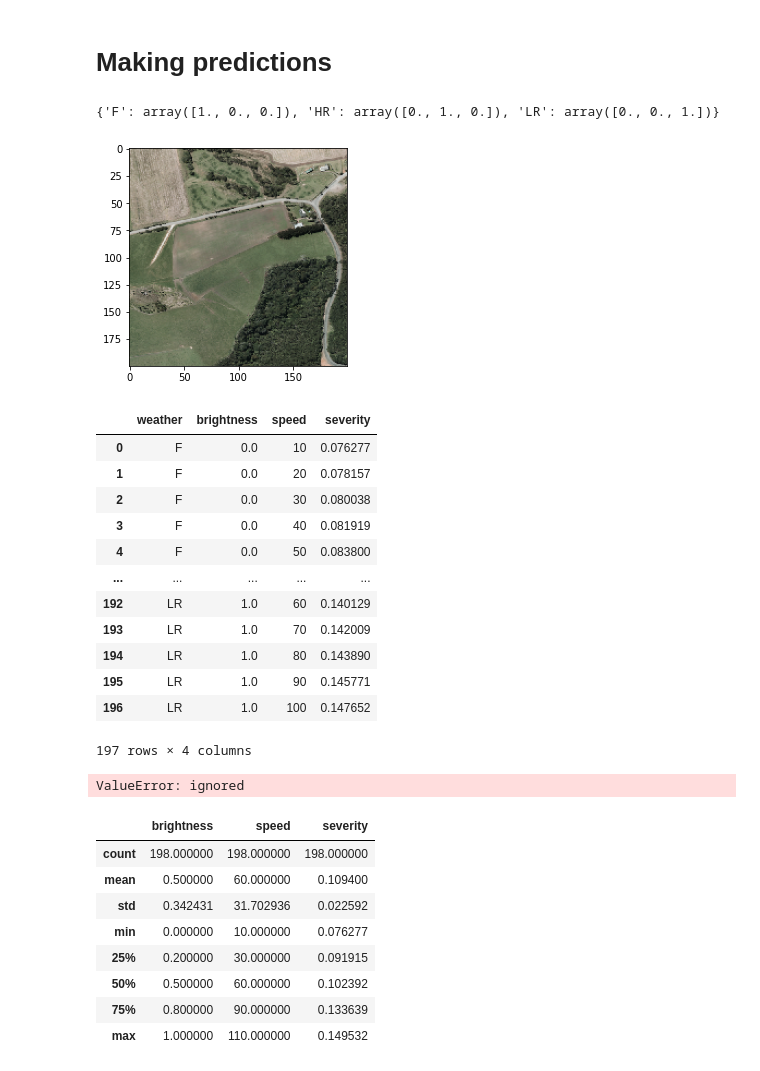
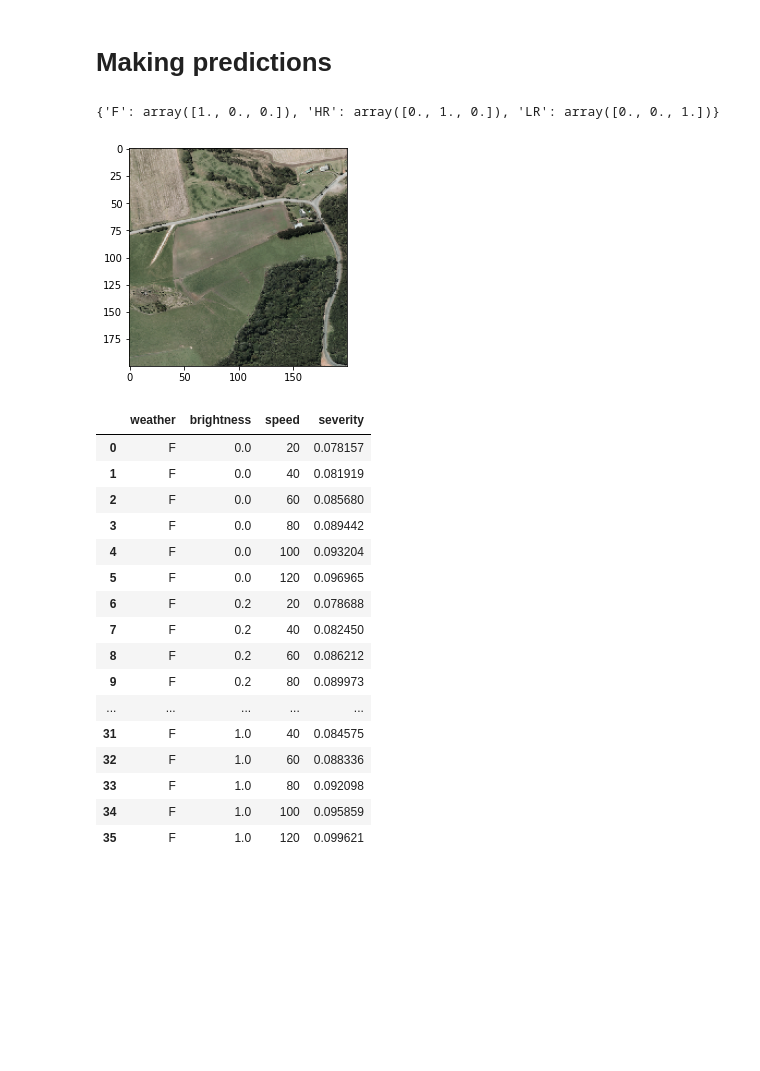
Before and after one commit to SoySauceNZ/tf-crash-severity, a Jupyter notebook: tensorflow/model_predict.ipynb, the cells around one changed output. Cells and saved outputs as stored; diff of their text form; code cells hidden in the pictures; blank space fills up the shorter version.

```diff
--- a/tensorflow/model_predict.ipynb
+++ b/tensorflow/model_predict.ipynb
@@ -83,15 +83,12 @@ pprint(mapping)
 
 TEST_IMAGE_PATH = '/content/drive/Shareddrives/Geospatial Hackathon 2021/hackathon trial/DATA/train/smol_set/9.tif'
 
-## Input format
-# First 6 = One hot weather (one hot)
-# Brightness (standard scaler)
-# Speed (standard scalar)
 
+# Load the image
 def load_image(filepath, target_size=TARGET_SIZE):
   return img_to_array(load_img(filepath, target_size=target_size))
 
-
+# Generate all permutation of input and predict with model
 def test_permutations(filepath, datapoints=6):
   # Load, rescale, and reshape image input
   image = load_image(TEST_IMAGE_PATH)
@@ -100,7 +97,7 @@ def test_permutations(filepath, datapoints=6):
   # Generate all possible metadata inputs up to a certain precision
   weather = mapping.keys()
   brightness = np.linspace(0, 1, datapoints)
-  speed = list(range(10, 111, 10))
+  speed = list(range(20, 121, 20))
 
   metadata = list(itertools.product(weather, brightness, speed))
   size = len(metadata)
@@ -121,46 +118,36 @@ def test_permutations(filepath, datapoints=6):
 
 plt.imshow(load_image(TEST_IMAGE_PATH) / 255)
 plt.show()
-
-# fname = '123_456'
-# lat, long = map(float, fname.split('_'))
-# print('lat =', lat, 'long =', long)
 results = test_permutations(TEST_IMAGE_PATH)
-# results.to_csv('predictions.csv')
-results[:-1]
 # %% [output]
 {'F': array([1., 0., 0.]), 'HR': array([0., 1., 0.]), 'LR': array([0., 0., 1.])}
 [figure]
-|  | weather | brightness | speed | severity |
-| 0 | F | 0.0 | 10 | 0.076277 |
-| 1 | F | 0.0 | 20 | 0.078157 |
-| 2 | F | 0.0 | 30 | 0.080038 |
-| 3 | F | 0.0 | 40 | 0.081919 |
-| 4 | F | 0.0 | 50 | 0.083800 |
-| ... | ... | ... | ... | ... |
-| 192 | LR | 1.0 | 60 | 0.140129 |
-| 193 | LR | 1.0 | 70 | 0.142009 |
-| 194 | LR | 1.0 | 80 | 0.143890 |
-| 195 | LR | 1.0 | 90 | 0.145771 |
-| 196 | LR | 1.0 | 100 | 0.147652 |
-197 rows × 4 columns
 # %%
 #results.weather[:,results.weather =='F']
 
 #df = pd.DataFrame({"cats":["a","b"], "vals":[1,2]})
 results.weather = results.weather.astype("category")
-results[results.weather.cat.categories == ['F']]
+# results[results.weather.cat.categories == ['F']]
+fine_weather_results = results.loc[results['weather'] == 'F']
+heavy_rain_results = results.loc[results['weather'] == 'HR']
+light_rain_results = results.loc[results['weather'] == 'LR']
-# %% [output]
-ValueError: ignored
-# %%
-results.describe()
-# %% [output]
-|  | brightness | speed | severity |
-| count | 198.000000 | 198.000000 | 198.000000 |
-| mean | 0.500000 | 60.000000 | 0.109400 |
-| std | 0.342431 | 31.702936 | 0.022592 |
-| min | 0.000000 | 10.000000 | 0.076277 |
-| 25% | 0.200000 | 30.000000 | 0.091915 |
-| 50% | 0.500000 | 60.000000 | 0.102392 |
-| 75% | 0.800000 | 90.000000 | 0.133639 |
-| max | 1.000000 | 110.000000 | 0.149532 |
+# %%
+fine_weather_results
+# %% [output]
+|  | weather | brightness | speed | severity |
+| 0 | F | 0.0 | 20 | 0.078157 |
+| 1 | F | 0.0 | 40 | 0.081919 |
+| 2 | F | 0.0 | 60 | 0.085680 |
+| 3 | F | 0.0 | 80 | 0.089442 |
+| 4 | F | 0.0 | 100 | 0.093204 |
+| 5 | F | 0.0 | 120 | 0.096965 |
+| 6 | F | 0.2 | 20 | 0.078688 |
+| 7 | F | 0.2 | 40 | 0.082450 |
+| 8 | F | 0.2 | 60 | 0.086212 |
+| 9 | F | 0.2 | 80 | 0.089973 |
+| ... | ... | ... | ... | ... |
+| 31 | F | 1.0 | 40 | 0.084575 |
+| 32 | F | 1.0 | 60 | 0.088336 |
+| 33 | F | 1.0 | 80 | 0.092098 |
+| 34 | F | 1.0 | 100 | 0.095859 |
+| 35 | F | 1.0 | 120 | 0.099621 |
```
Also changed, not shown: parts of 7 cells of this notebook.
